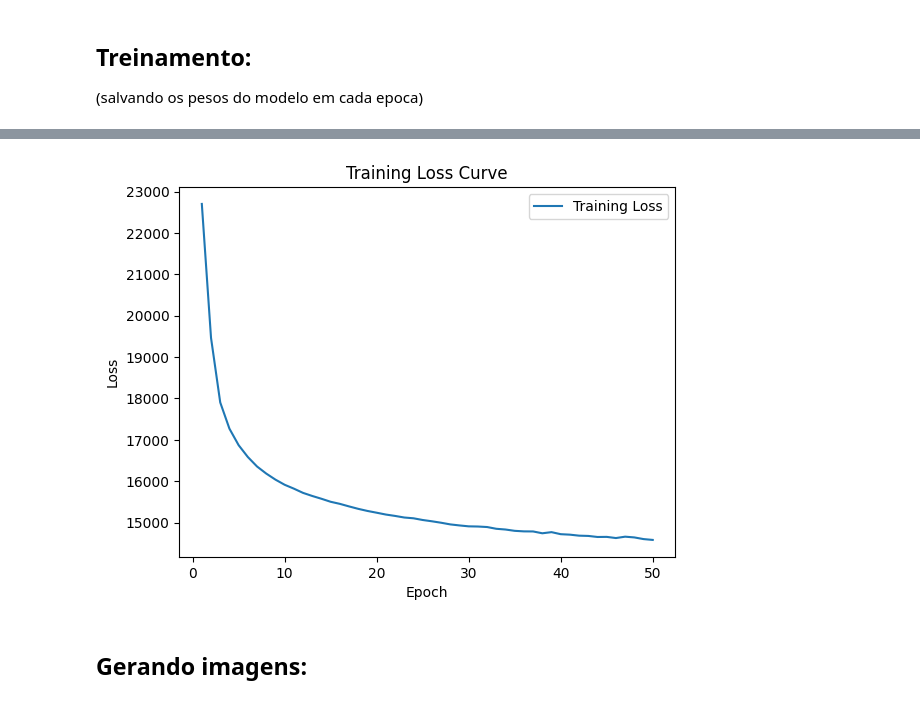
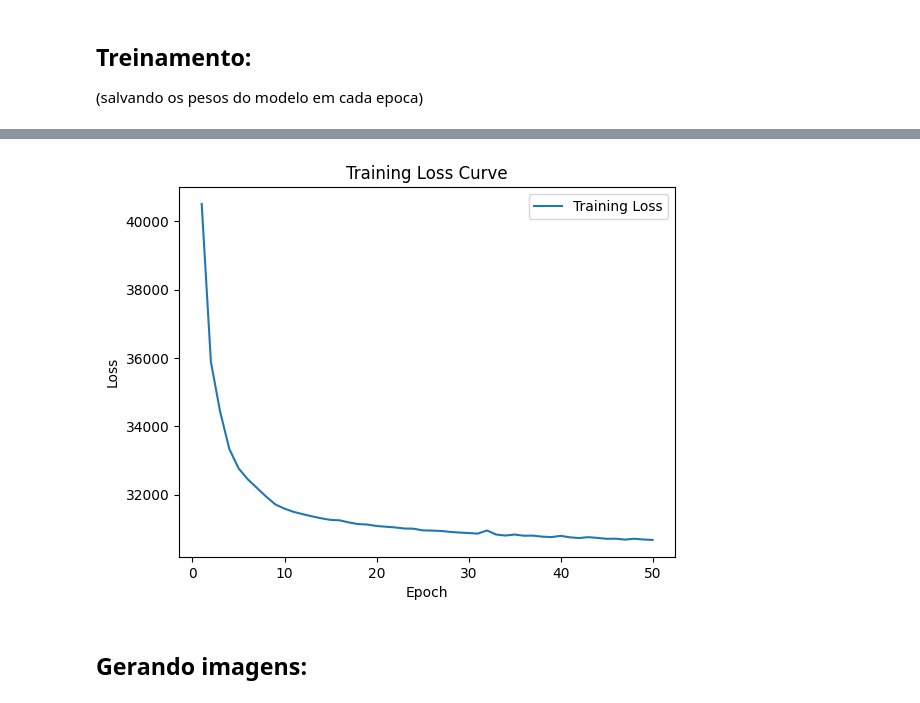
Before and after one commit to FelipeMeiga/tcc, a Jupyter notebook: vae.ipynb, the cells around one changed output, grey strips where cells are left out. Drawn from its saved outputs; the diff is of its cells as text; code cells hidden in the pictures.

```diff
--- a/vae.ipynb
+++ b/vae.ipynb
@@ -29,7 +29,7 @@ transform = transforms.Compose([
 image_dims_color = 28*28
 batch_size = 128
 
-dataset = datasets.MNIST(root='./data', train=True, transform=transform, download=True)
+dataset = datasets.FashionMNIST(root='./data', train=True, transform=transform, download=True)
 train_size = int(0.8 * len(dataset))
 test_size = len(dataset) - train_size
 train_dataset, test_dataset = random_split(dataset, [train_size, test_size])
@@ -134,7 +134,7 @@ for epoch in range(num_epochs):
     average_train_loss = train_loss / len(train_loader)
     train_loss_values.append(average_train_loss)
 
-    torch.save(model.state_dict(), f'./epochs/vae_epoch_{epoch + 1}.pth')
+    torch.save(model.state_dict(), f'./epochs_vae/vae_epoch_{epoch + 1}.pth')
 
     model.eval()
     with torch.no_grad():
@@ -171,4 +171,4 @@ Epoch 50, Loss: 113.91421278889975
-[figure, old version]
+[figure, new version]
 # %% [markdown]
 ## Gerando imagens:
 # %%
```
Also changed, not shown: parts of 5 cells of this notebook, 3 other files.
